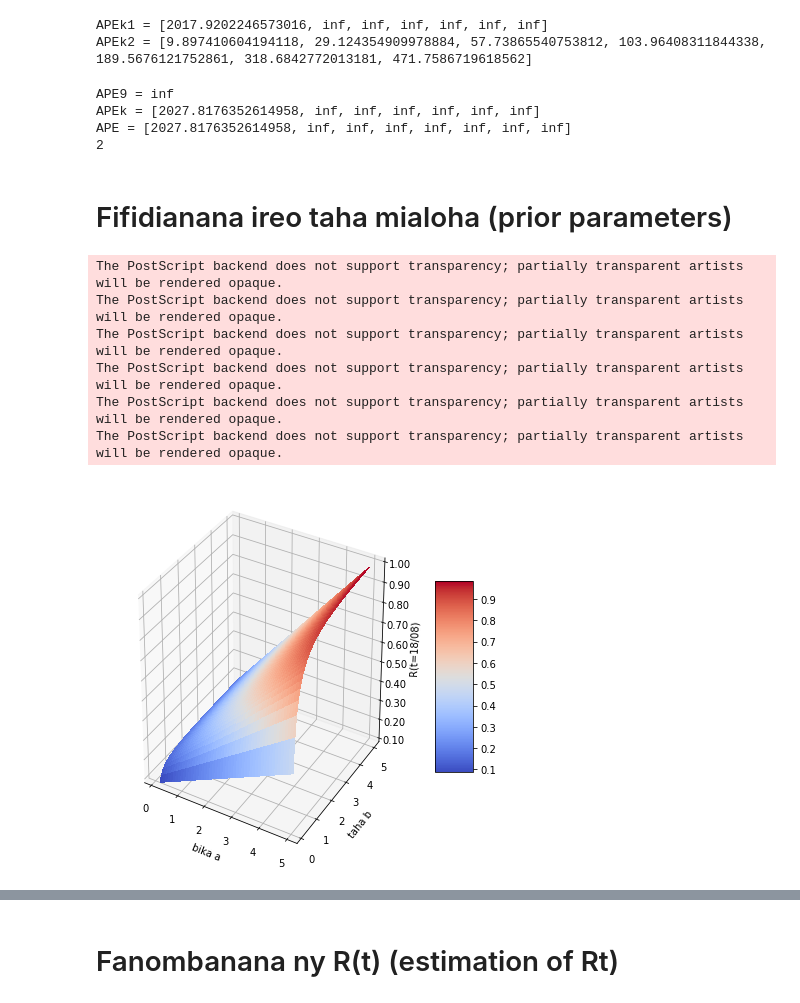
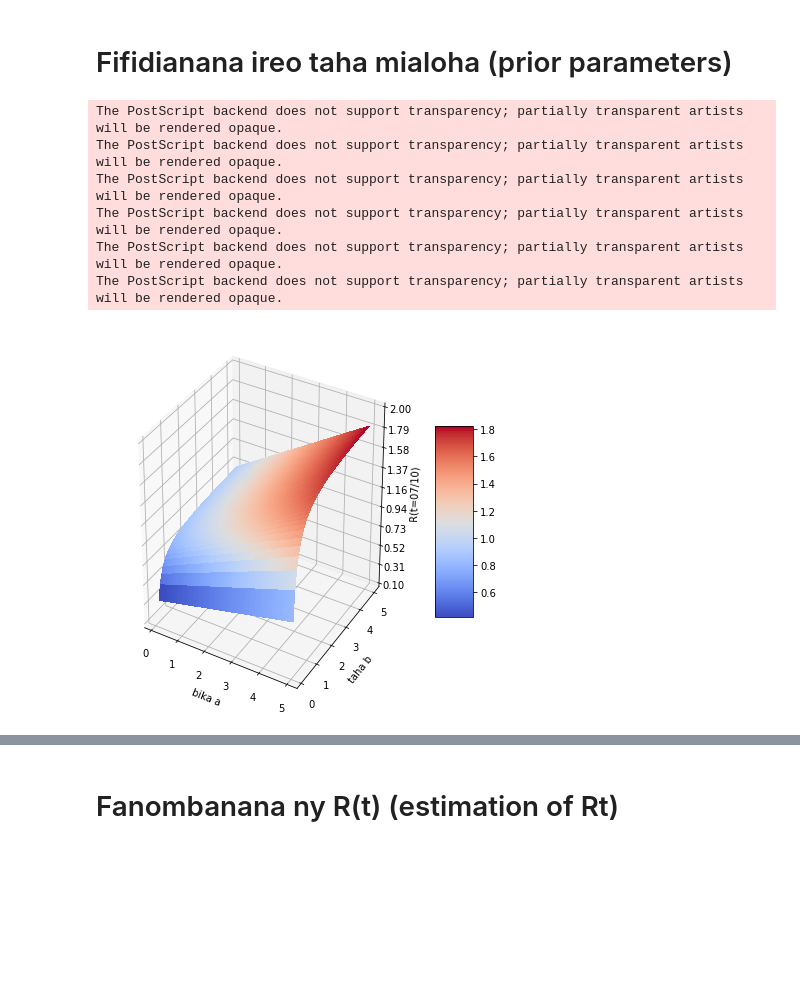
Before and after one commit to tabilaocov/ady_cov, a Jupyter notebook: scr/modely_RP/R_atsimoandrefana.ipynb, the cells around one changed output, grey strips where cells are left out. Cells and saved outputs as stored; diff of their text form; code cells hidden in the pictures; blank space fills up the shorter version.

```diff
--- a/scr/modely_RP/R_atsimoandrefana.ipynb
+++ b/scr/modely_RP/R_atsimoandrefana.ipynb
@@ -160,8 +156,8 @@ Ivaoatsim = tilyvoaatsim['Voatomb']
 
 dIvao = pd.DataFrame(data =Ivaoatsim)
 
-daty_data_manom = datetime.date(2020,7,13)
-daty_data_mifar = datetime.date(2020,8,18)
+daty_data_manom = datetime.date(2020,8,7)
+daty_data_mifar = datetime.date(2020,10,7)
 
 datyt = daty_data_mifar
 
@@ -304,59 +249,3 @@ Prt92= [2.8370000765283162e-24, 5.367435855050487e-19, 5.175038124966192e-19, 3.
-# %%
-# APEk part 1 for k =/= 9
-
-# for i in range(t_mif - t_man -j)
-
-APEk1 = []
-#APEt21 = []
-for j in range(2,9):
-  APEj1 = 0
-  for i in range(round(((daty_data_mifar - daty_data_manom).days) - j)):
-    t = daty_data_mifar - datetime.timedelta(days = i+1)
-    k = j
-    APEj1 = APEj1 + lpr(t,k)
-   # APEt21.append(lpr(t,k))
-  APEk1.append(APEj1)
-
-print('APEk1 =', APEk1)
-#print('APEt21 =', APEt21)
-
-# APEk part 2 for k =/= 9
-
-Prk2 = []
-
-APEk2 = []
-
-for j in range(2,9):
-  APEj2 = 0
-  for i in range(j-1):
-    t = daty_data_manom + datetime.timedelta(days = j - i - 1)
-    k = j - i
-    APEj2 = APEj2 + lpr(t,k)
-  APEk2.append(APEj2)
-
-print('APEk2 =', APEk2)
-# %% [output]
-APEk1 = [2017.9202246573016, inf, inf, inf, inf, inf, inf]
-APEk2 = [9.897410604194118, 29.124354909978884, 57.73865540753812, 103.96408311844338, 189.5676121752861, 318.6842772013181, 471.7586719618562]
-# %%
-# APEk for k = 2,...,8
-
-APEk = [x + y for x, y in zip(APEk1, APEk2)]
-
-# APE9
-APE9 = APE91 + APE92
-
-APE = APEk + [APE9]
-kk = APE.index(min(APE)) +2
-print('APE9 =', APE9)
-print('APEk =', APEk)
-print('APE =', APE)
-print(kk)
-# %% [output]
-APE9 = inf
-APEk = [2027.8176352614958, inf, inf, inf, inf, inf, inf]
-APE = [2027.8176352614958, inf, inf, inf, inf, inf, inf, inf]
-2
 # %% [markdown]
 # Fifidianana ireo taha mialoha (prior parameters)
 # %%
@@ -386,37 +275,37 @@ ax = fig.gca(projection='3d')
 
 # Make data.
 X = np.linspace(0.1,5,100)
 Y = np.linspace(0.1,5,100)
 X, Y = np.meshgrid(X, Y)
 Z = func_sh(datyab)(X)*func_sc(datyab)(Y)
 W = X*Y
 # Plot the surface.
 surf = ax.plot_surface(X, Y, Z, cmap=cm.coolwarm,
                        linewidth=0, antialiased=False)
 #surf = ax.plot_surface(X, Y, W, cmap=cm.coolwarm,
  #                      linewidth=0, antialiased=False)
 
 # Customize the z axis.
-ax.set_zlim(0.1, 1)
+ax.set_zlim(0.1, 2)
 ax.zaxis.set_major_locator(LinearLocator(10))
 ax.zaxis.set_major_formatter(FormatStrFormatter('%.02f'))
 
-ax.set(xlabel ='bika a', ylabel = "taha b", zlabel = 'R(t=18/08)')
+ax.set(xlabel ='bika a', ylabel = "taha b", zlabel = 'R(t=07/10)')
 
 # Add a color bar which maps values to colors.
 fig.colorbar(surf, shrink=0.5, aspect=5)
 
-plt.savefig(path_to_save+'Rt188_atsim.eps')
+plt.savefig(path_to_save+'Rt710_atsim.eps')
 
 plt.show()
 # %% [output]
 The PostScript backend does not support transparency; partially transparent artists will be rendered opaque.
 The PostScript backend does not support transparency; partially transparent artists will be rendered opaque.
 The PostScript backend does not support transparency; partially transparent artists will be rendered opaque.
 The PostScript backend does not support transparency; partially transparent artists will be rendered opaque.
 The PostScript backend does not support transparency; partially transparent artists will be rendered opaque.
 The PostScript backend does not support transparency; partially transparent artists will be rendered opaque.
-[figure, old version]
+[figure, new version]
 # %%
 # R(t) when equality between the prior and the posterior
 
```
Also changed, not shown: parts of 24 cells of this notebook.
